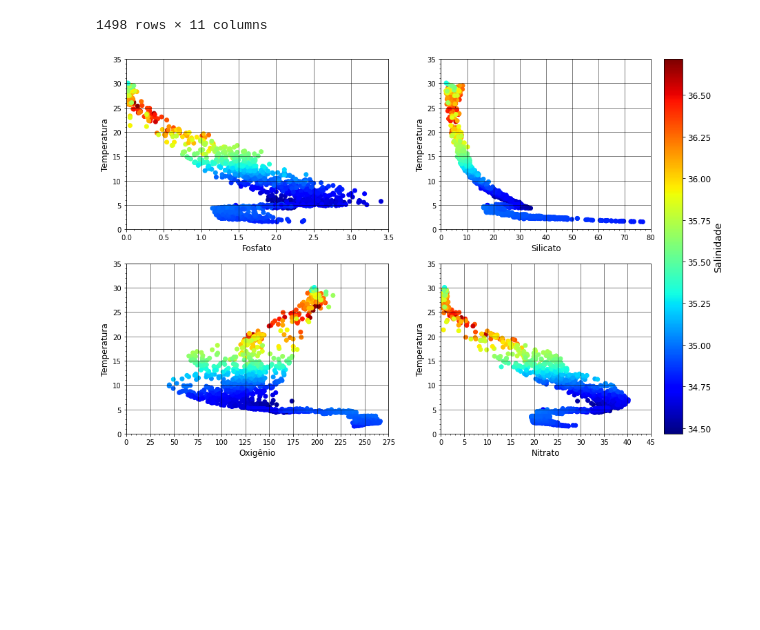
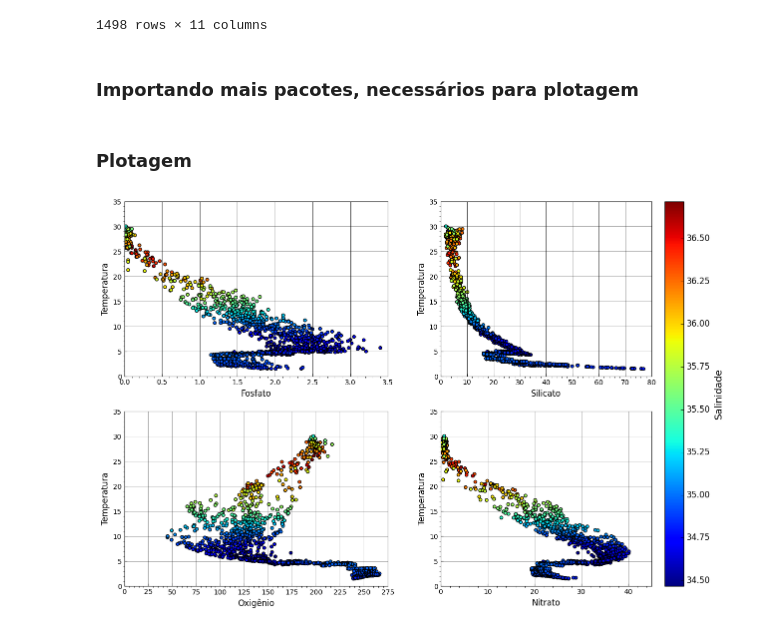
Before and after one commit to jonatanriq/oceanografia, a Jupyter notebook: plotando_dados_ctd.ipynb, the cells around one changed output. Drawn from its saved outputs; the diff is of its cells as text; code cells hidden in the pictures; blank space fills up the shorter version.

Commit message:
plotagem simples de dados do ctd

```diff
--- a/plotando_dados_ctd.ipynb
+++ b/plotando_dados_ctd.ipynb
@@ -1,7 +9,8 @@
 # %%
 import pandas as pd
 # %%
-data = pd.read_csv('/Users/jonatan/Documents/Aprendendo Python/datasets/ctd_final.csv', sep=',')
+data = pd.read_csv('/content/ctd_final.csv', sep=',')
+# aplicando o recorte
 data = data.iloc[1:1499]
 data
 # %% [output]
@@ -18,5 +27,7 @@ data
 | 1497 | 29HE20100405 | 8.3318 | -14.5005 | 1606 | 101.4 | 16.0951 | 35.6454 | 72.0 | 8.34 | 23.41 | 1.58 |
 | 1498 | 29HE20100405 | 8.3318 | -14.5005 | 1606 | 6.2 | 29.5444 | 35.5840 | 199.3 | 4.19 | 0.66 | 0.10 |
 1498 rows × 11 columns
+# %% [markdown]
+### Importando mais pacotes, necessários para plotagem
 # %%
 import matplotlib.pyplot as plt
@@ -27,7 +39,12 @@ from matplotlib.ticker import MultipleLocator
 for atributo in ['DEPTH','CTDPRS','CTDTMP','CTDSAL','OXYGEN','SILCAT','NITRAT','PHSPHT']:
     data[atributo] = pd.to_numeric(data[atributo], errors='coerce')
+# %% [markdown]
+### Plotagem
 # %%
 fig, ax = plt.subplots(2,2, figsize=(15,10))
+
+plt.style.use('classic')
+fig.patch.set_facecolor('white')
 
 ax[0,0].scatter(data.PHSPHT, data.CTDTMP, c=data.CTDSAL,cmap='jet')
 ax[0,0].set_ylabel('Temperatura',fontsize=12)
@@ -37,6 +54,8 @@ ax[0,0].set_xticks(np.arange(0,3.6,0.5))
 ax[0,0].set_xlim(0,3.5)
 ax[0,0].grid(color='k',linestyle='-',linewidth=0.5)
 ax[0,0].minorticks_on()
+ax[0,0].tick_params(axis="y",direction="in",)
+ax[0,0].tick_params(axis="x",direction="in",)
 
 ax[0,1].scatter(data.SILCAT, data.CTDTMP, c=data.CTDSAL,cmap='jet')
 #plt.colorbar(points,label='Salinidade')
@@ -46,31 +65,37 @@ ax[0,1].set_yticks(range(0,36,5))
 ax[0,1].set_xticks(np.arange(0,81,10))
 ax[0,1].set_xlim(0,80)
 ax[0,1].set_ylim(0,35)
 ax[0,1].grid(color='k',linestyle='-',linewidth=0.5)
 ax[0,1].minorticks_on()
+ax[0,1].tick_params(axis="y",direction="in",)
+ax[0,1].tick_params(axis="x",direction="in",)
 
 
 ax[1,0].scatter(data.OXYGEN, data.CTDTMP, c=data.CTDSAL,cmap='jet')
 ax[1,0].set_ylabel('Temperatura',fontsize=12)
 ax[1,0].set_xlabel('Oxigênio',fontsize=12)
 ax[1,0].set_yticks(range(0,36,5))
 ax[1,0].set_xticks(np.arange(0,280,25))
 ax[1,0].set_xlim(0,275)
 ax[1,0].grid(color='k',linestyle='-',linewidth=0.5)
 ax[1,0].minorticks_on()
+ax[1,0].tick_params(axis="y",direction="in",)
+ax[1,0].tick_params(axis="x",direction="in",)
 
 img = ax[1,1].scatter(data.NITRAT, data.CTDTMP, c=data.CTDSAL,cmap='jet')
 
 ax[1,1].set_ylabel('Temperatura',fontsize=12)
 ax[1,1].set_xlabel('Nitrato',fontsize=12)
 ax[1,1].set_xlim(0,45)
 ax[1,1].set_ylim(0,35)
 ax[1,1].grid(color='k',linestyle='-',linewidth=0.5)
 ax[1,1].minorticks_on()
+ax[1,1].tick_params(axis="y",direction="in",)
+ax[1,1].tick_params(axis="x",direction="in",)
 
 cbar = fig.colorbar(img, ax=ax[:, 1],label='Salinidade')
 cbar.ax.tick_params(labelsize=12)
 cbar.set_label(label='Salinidade',fontsize=14)
 plt.show()
 # %% [output]
-[figure, old version]
+[figure, new version]
```
Also changed, not shown: parts of 5 cells of this notebook.
